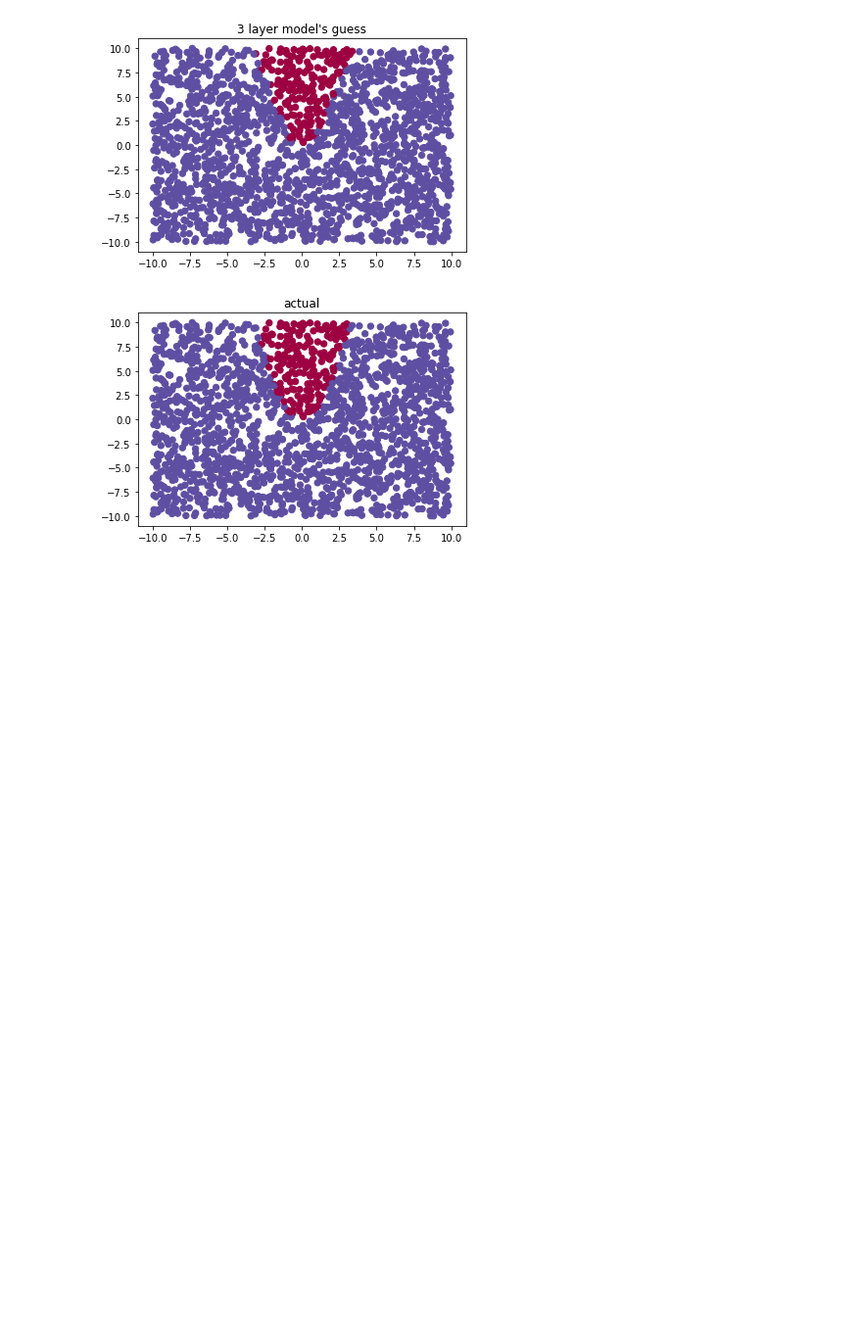
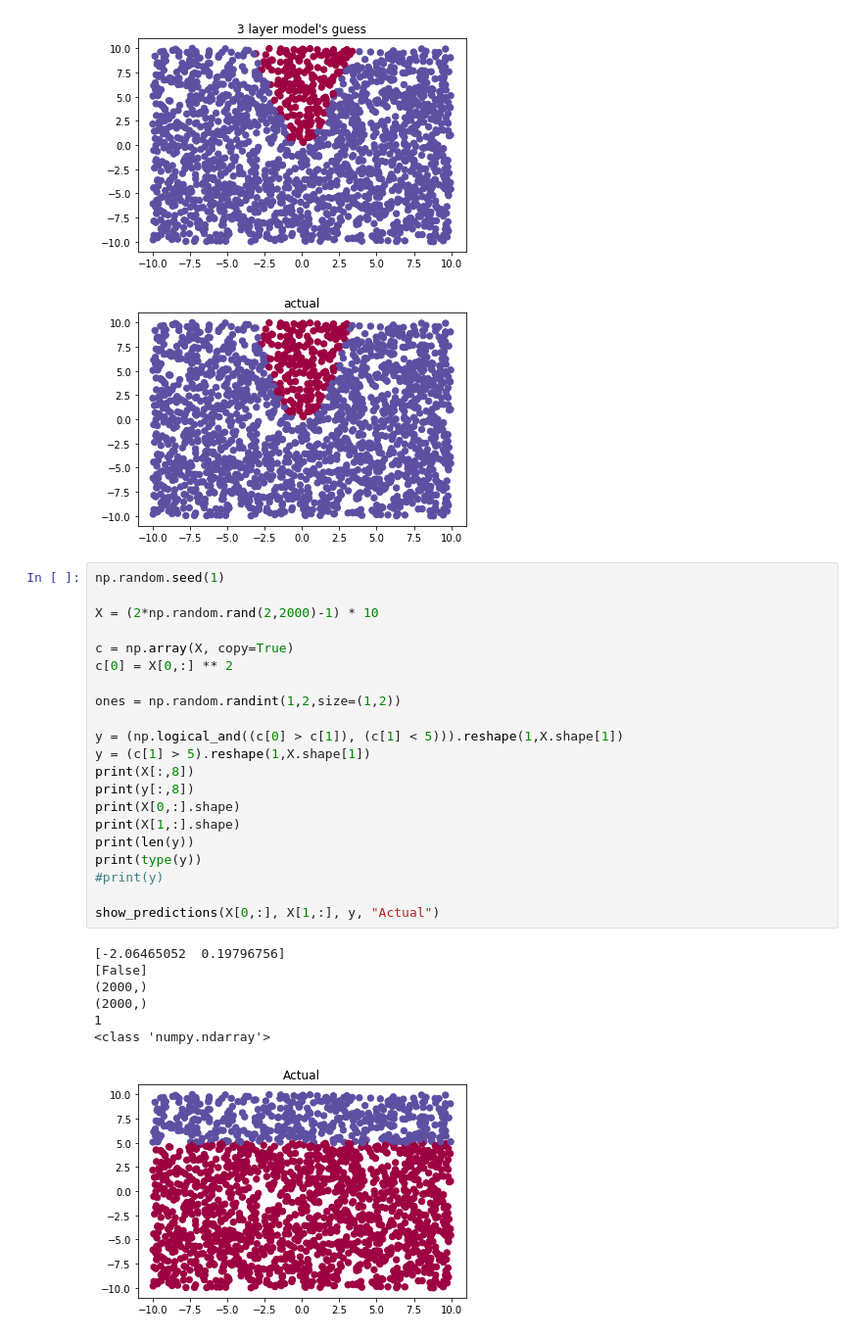
Before and after one commit to jkrogue/deeplearning, a Jupyter notebook: planar_data_predictions.ipynb, the cells around one changed output. Shown at 98% size. Cells and saved outputs as stored; diff of their text form; blank space fills up the shorter version.

```diff
--- a/planar_data_predictions.ipynb
+++ b/planar_data_predictions.ipynb
@@ -190,3 +191,32 @@ show_predictions(X[0,:],X[1,:],y, "actual")
 Overall accuracy: 98.85%
 [figure]
 [figure]
+# %%
+np.random.seed(1)
+
+X = (2*np.random.rand(2,2000)-1) * 10
+
+c = np.array(X, copy=True)
+c[0] = X[0,:] ** 2
+
+ones = np.random.randint(1,2,size=(1,2))
+
+y = (np.logical_and((c[0] > c[1]), (c[1] < 5))).reshape(1,X.shape[1])
+y = (c[1] > 5).reshape(1,X.shape[1])
+print(X[:,8])
+print(y[:,8])
+print(X[0,:].shape)
+print(X[1,:].shape)
+print(len(y))
+print(type(y))
+#print(y)
+
+show_predictions(X[0,:], X[1,:], y, "Actual")
+# %% [output]
+[-2.06465052  0.19796756]
+[False]
+(2000,)
+(2000,)
+1
+<class 'numpy.ndarray'>
+[figure, added]
```
Also changed, not shown: parts of 6 cells of this notebook, 3 other files.
